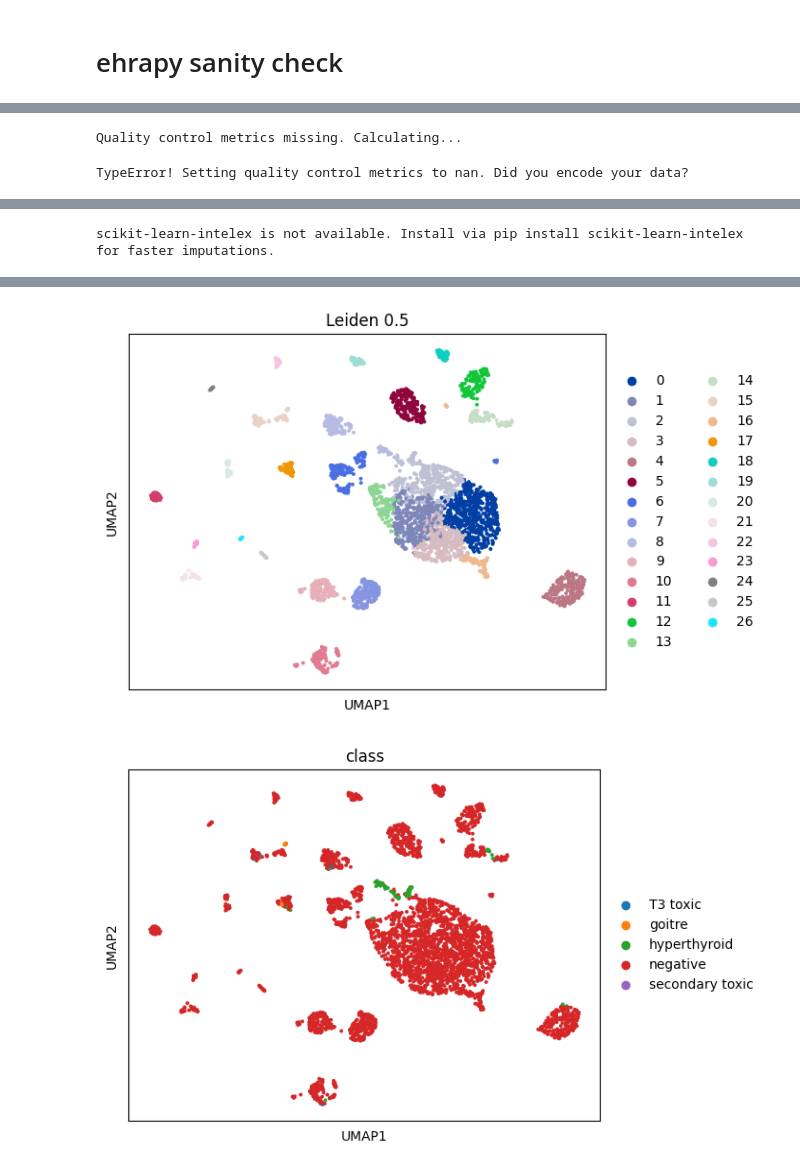
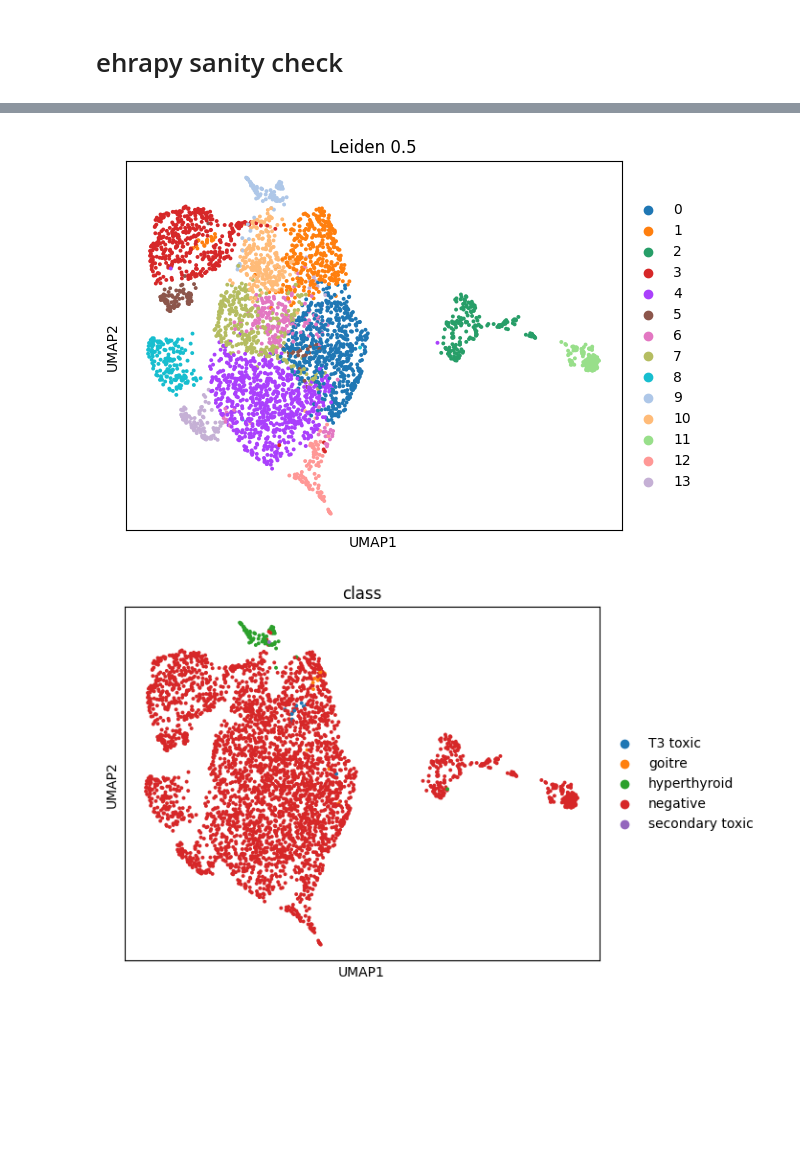
Before and after one commit to theislab/ehrapy-datasets, a Jupyter notebook: thyroid/thyroid.ipynb, the cells around one changed output, grey strips where cells are left out. Drawn from its saved outputs; the diff is of its cells as text; code cells hidden in the pictures; blank space fills up the shorter version.

```diff
--- a/thyroid/thyroid.ipynb
+++ b/thyroid/thyroid.ipynb
@@ -795,3 +782,4 @@ column_obs_only = [
 adata = ep.io.read_csv(os.path.join(base_directory, "thyroid.csv"),
                    index_column="patient_id",
                    columns_obs_only=column_obs_only)
+edata = ed.EHRData.from_adata(adata=adata)
@@ -800,7 +786,7 @@ adata = ep.io.read_csv(os.path.join(base_directory, "thyroid.csv"),
 # %%
-adata_allhyper = adata[adata.obs['dataset_name'] == 'allhyper'].copy()
+edata_allhyper = edata[edata.obs['dataset_name'] == 'allhyper'].copy()
 # %%
-adata_allhyper = ep.pp.encode(
-    adata_allhyper, encodings={"one_hot_encoding": ["class"]}
+edata_allhyper = ep.pp.encode(
+    edata_allhyper, encodings={"one-hot": ["class"]}
 )
 # %% [output]
@@ -811,11 +796,9 @@ adata_allhyper = ep.pp.encode(
 # %%
-ep.pp.knn_impute(adata_allhyper)
-ep.pp.scale_norm(adata_allhyper)
-ep.pp.pca(adata_allhyper)
-ep.pp.neighbors(adata_allhyper)
-ep.tl.umap(adata_allhyper)
-ep.tl.leiden(adata_allhyper, resolution=0.5, key_added="leiden_0_5")
-ep.pl.umap(adata_allhyper, color=["leiden_0_5"], title="Leiden 0.5")
+ep.pp.knn_impute(edata_allhyper)
+ep.pp.scale_norm(edata_allhyper)
+ep.pp.pca(edata_allhyper)
+ep.pp.neighbors(edata_allhyper)
+ep.tl.umap(edata_allhyper)
+ep.tl.leiden(edata_allhyper, resolution=0.5, key_added="leiden_0_5")
+ep.pl.umap(edata_allhyper, color=["leiden_0_5"], title="Leiden 0.5")
 # %% [output]
-Quality control metrics missing. Calculating...
-TypeError! Setting quality control metrics to nan. Did you encode your data?
@@ -823 +804,0 @@ TypeError! Setting quality control metrics to nan. Did you encode your data?
-scikit-learn-intelex is not available. Install via pip install scikit-learn-intelex  for faster imputations.
@@ -825,5 +806,5 @@ scikit-learn-intelex is not available. Install via pip install scikit-learn-inte
-[figure, old version]
+[figure, new version]
 # %%
-ep.pl.umap(adata_allhyper, color=["class"], ncols=1, wspace=0.75)
+ep.pl.umap(edata_allhyper, color=["class"], ncols=1, wspace=0.75)
 # %% [output]
-[figure, old version]
+[figure, new version]
```
Also changed, not shown: parts of 19 cells of this notebook, 22 other files.
